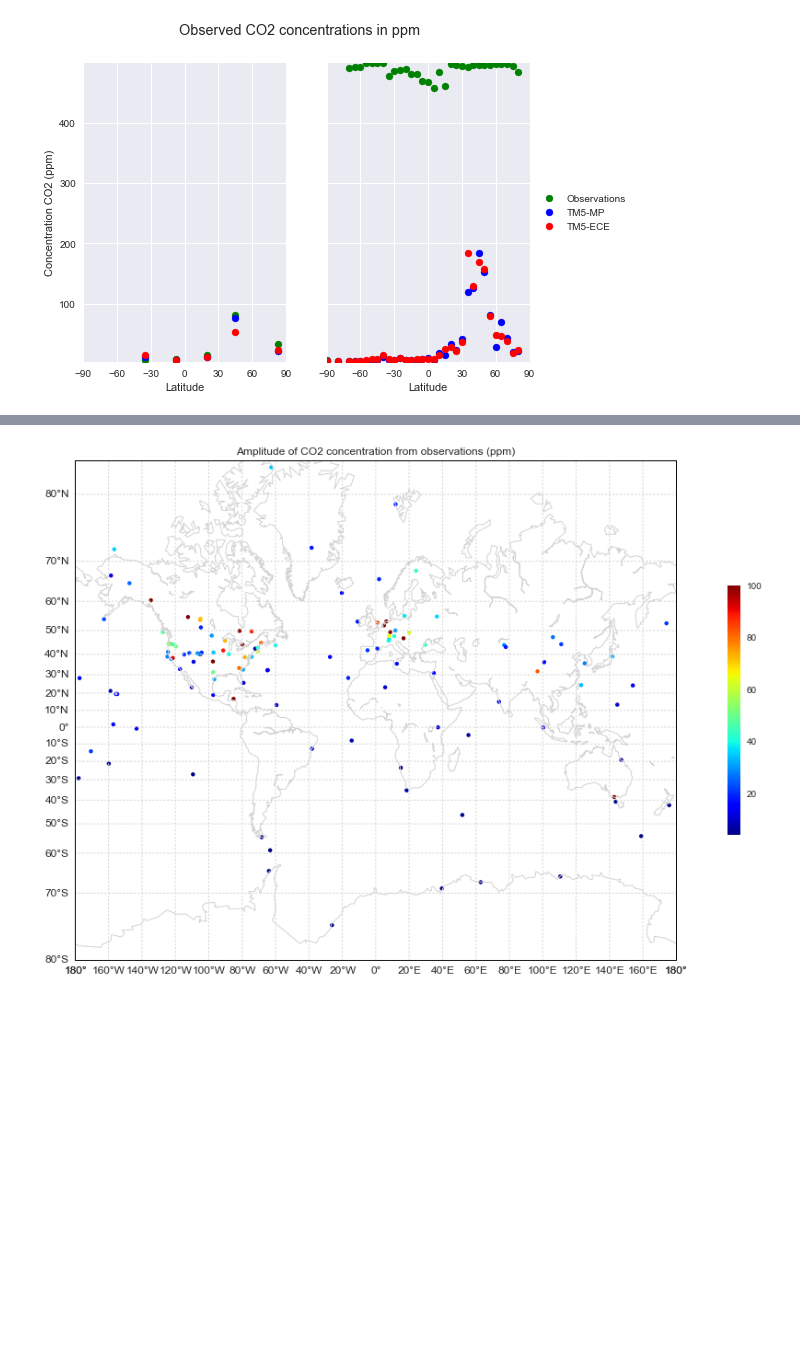
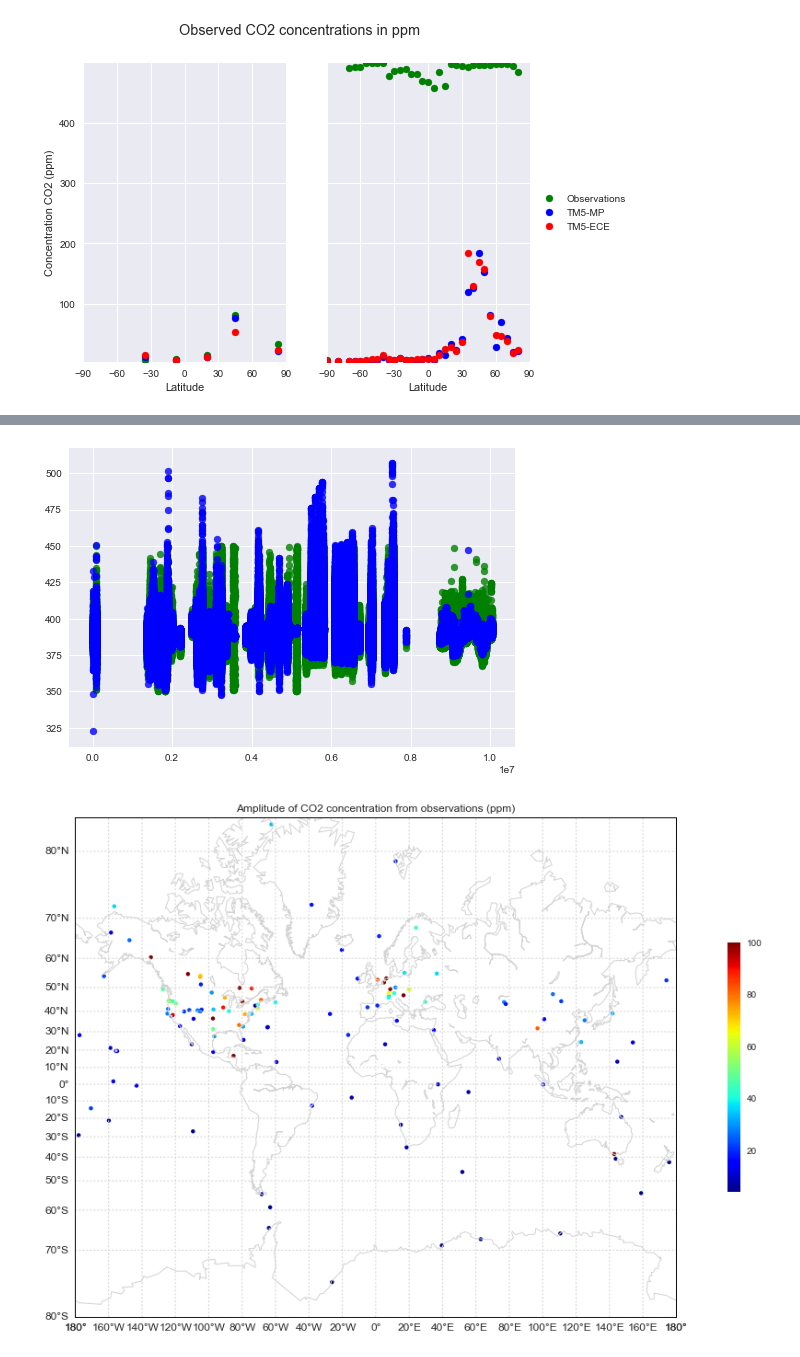
Before and after one commit to Killaars/PhD, a Jupyter notebook: Pictures_Helsinki.ipynb, the cells around one changed output, grey strips where cells are left out. Saved outputs shown, nothing was run; the diff lists cells and outputs as text; code cells hidden in the pictures; blank space fills up the shorter version.

```diff
--- a/Pictures_Helsinki.ipynb
+++ b/Pictures_Helsinki.ipynb
@@ -1099,3 +1083,11 @@ plt.show()
+# %%
+f, (ax1) = plt.subplots(1, 1,sharey=True,sharex=True)
+ax1.scatter(x=NH_df.index, y=NH_df.A_fin_obs, color='g', alpha=alpha, label='Observations')
+ax1.scatter(x=NH_df.index, y=NH_df.B_fmp_obs, color='b', alpha=alpha, label='Observations')
+
+plt.show()
+# %% [output]
+[figure, added]
 # %%
 #8 Amplitude plot
 import numpy as np
```
Also changed, not shown: parts of 9 cells of this notebook, 5 other files.
